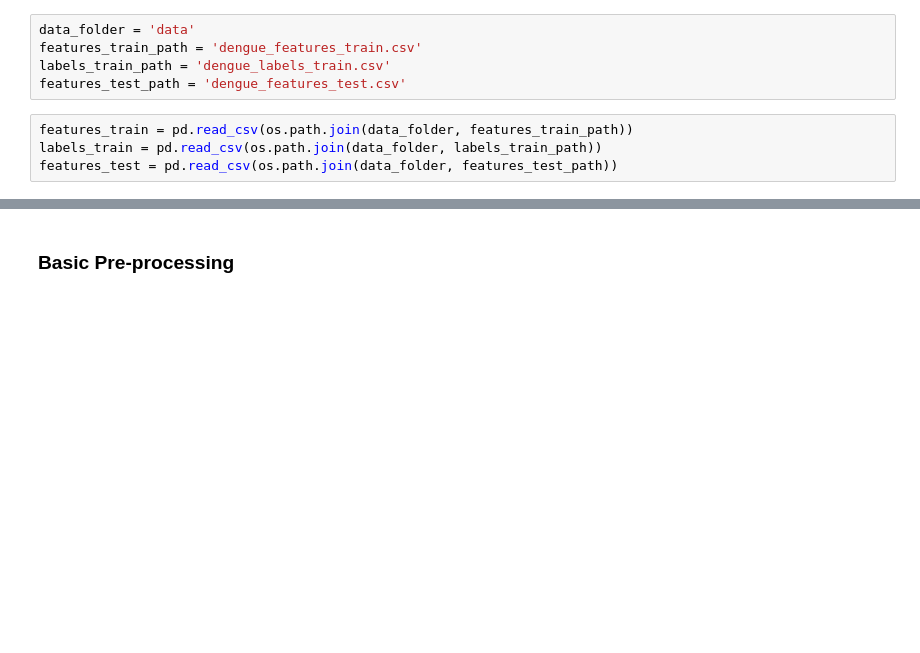
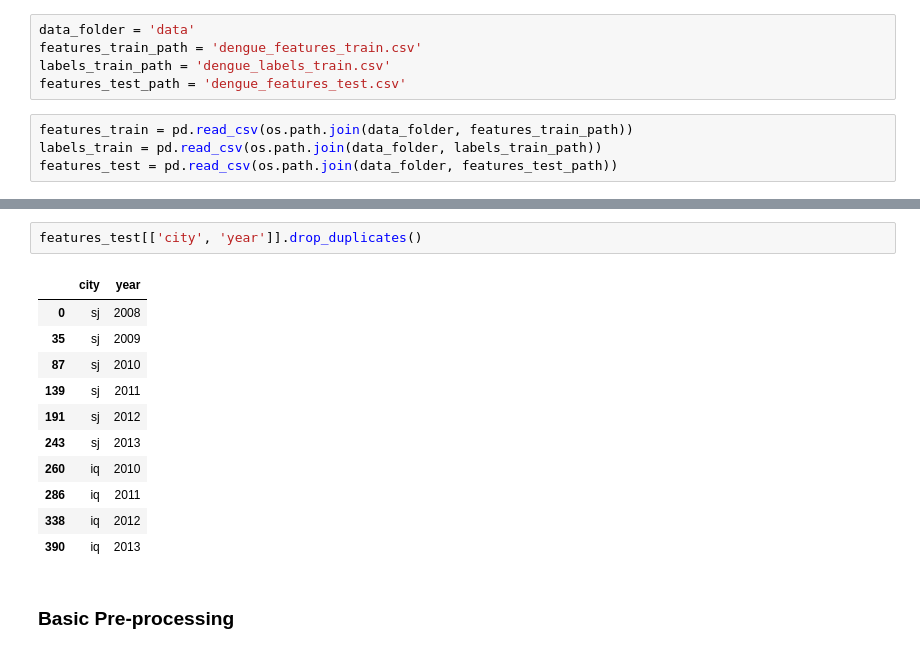
Before and after one commit to bleand/dengai, a Jupyter notebook: Initial_exploration.ipynb, the cells around one changed output, grey strips where cells are left out. Drawn from its saved outputs; the diff is of its cells as text; blank space fills up the shorter version.

```diff
--- a/Initial_exploration.ipynb
+++ b/Initial_exploration.ipynb
@@ -30,3 +50,17 @@ features_test = pd.read_csv(os.path.join(data_folder, features_test_path))
+# %%
+features_test[['city', 'year']].drop_duplicates()
+# %% [output]
+|  | city | year |
+| 0 | sj | 2008 |
+| 35 | sj | 2009 |
+| 87 | sj | 2010 |
+| 139 | sj | 2011 |
+| 191 | sj | 2012 |
+| 243 | sj | 2013 |
+| 260 | iq | 2010 |
+| 286 | iq | 2011 |
+| 338 | iq | 2012 |
+| 390 | iq | 2013 |
 # %% [markdown]
 ### Basic Pre-processing
 # %%
```
Also changed, not shown: parts of 14 cells of this notebook, 4 other files.
